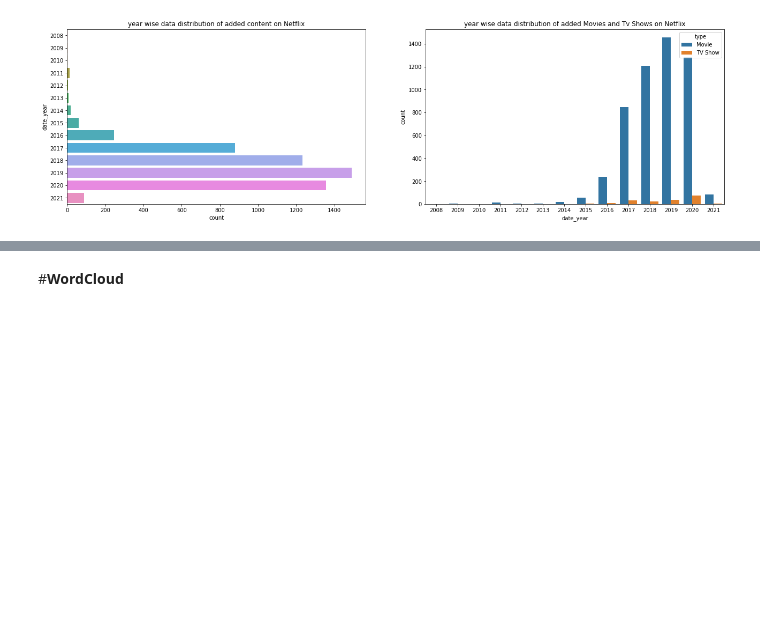
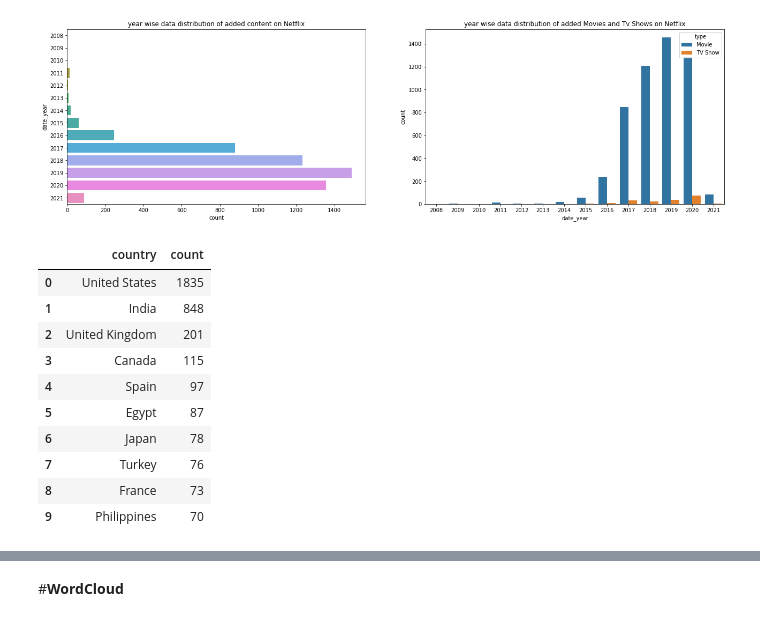
Before and after one commit to MadhurAwasthi/NETFLIX-MOVIES-AND-TV-SHOWS-CLUSTERING-UNSUPERVISED-ML, a Jupyter notebook: NETFLIX_MOVIES_AND_TV_SHOWS_CLUSTERING.ipynb, the cells around one changed output, grey strips where cells are left out. Saved outputs shown, nothing was run; the diff lists cells and outputs as text; code cells hidden in the pictures; blank space fills up the shorter version.

```diff
--- a/NETFLIX_MOVIES_AND_TV_SHOWS_CLUSTERING.ipynb
+++ b/NETFLIX_MOVIES_AND_TV_SHOWS_CLUSTERING.ipynb
@@ -761,0 +730,15 @@ df = df.dropna()
+# %%
+df_1 = df['country'].value_counts().reset_index()[:10].rename(columns={'index':'country','country':'count'})
+df_1
+# %% [output]
+|  | country | count |
+| 0 | United States | 1835 |
+| 1 | India | 848 |
+| 2 | United Kingdom | 201 |
+| 3 | Canada | 115 |
+| 4 | Spain | 97 |
+| 5 | Egypt | 87 |
+| 6 | Japan | 78 |
+| 7 | Turkey | 76 |
+| 8 | France | 73 |
+| 9 | Philippines | 70 |
```
Also changed, not shown: parts of 8 cells of this notebook.
